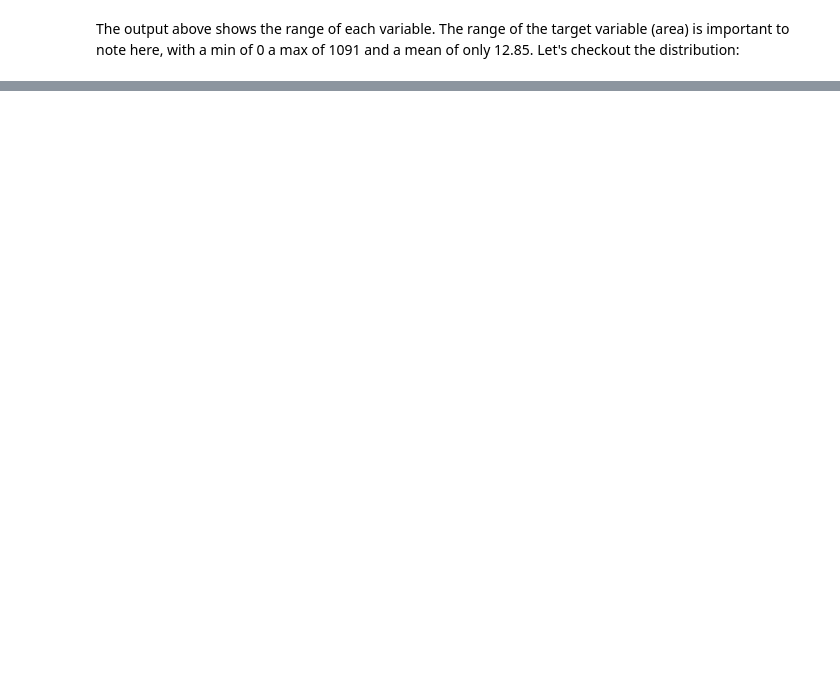
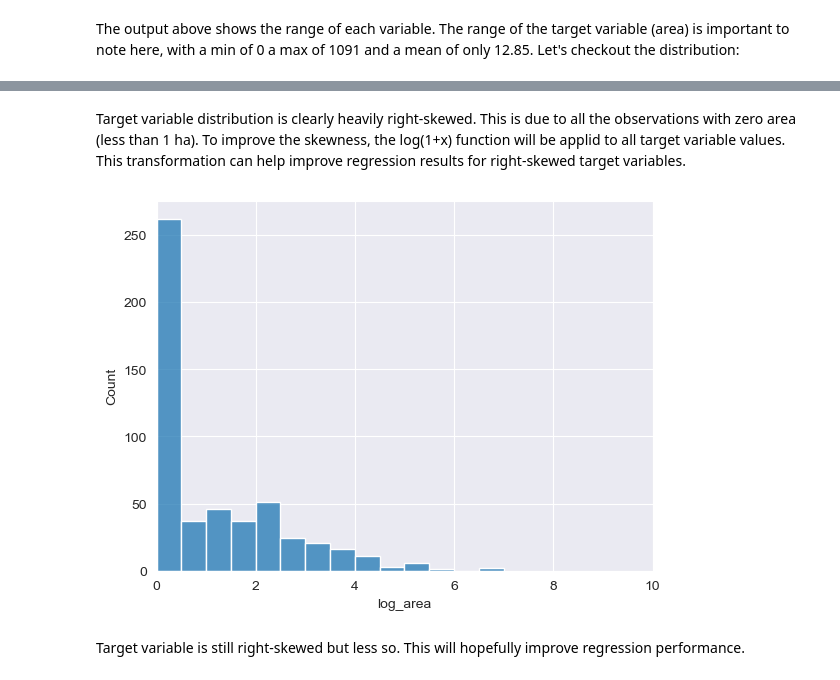
Before and after one commit to grahamgreene88/Forest-Fire-Predicition, a Jupyter notebook: Forest Fire Notebook.ipynb, the cells around one changed output, grey strips where cells are left out. Drawn from its saved outputs; the diff is of its cells as text; code cells hidden in the pictures; blank space fills up the shorter version.

```diff
--- a/Forest Fire Notebook.ipynb
+++ b/Forest Fire Notebook.ipynb
@@ -106,0 +91,15 @@ plt.show()
+# %% [markdown]
+Target variable distribution is clearly heavily right-skewed. This is due to all the observations with zero area (less than 1 ha). To improve the skewness, the log(1+x) function will be applid to all target variable values. This transformation can help improve regression results for right-skewed target variables.
+# %%
+# Applying log(1+x) transformation to area column
+df['log_area'] = np.log1p(df['area'])
+df = df.drop('area', axis=1)
+# Plotting the transformed distribution
+sns.histplot(data=df, x='log_area')
+sns.set_style('darkgrid')
+plt.xlim(0, 10)
+plt.show()
+# %% [output]
+[figure, added]
+# %% [markdown]
+Target variable is still right-skewed but less so. This will hopefully improve regression performance.
```
Also changed, not shown: parts of 24 cells of this notebook.
